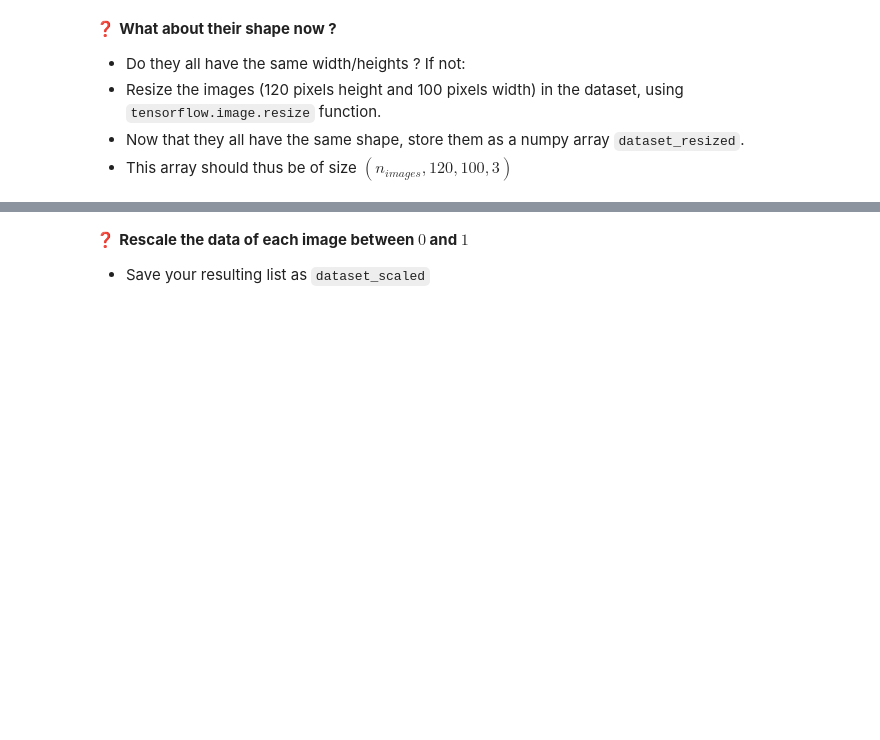
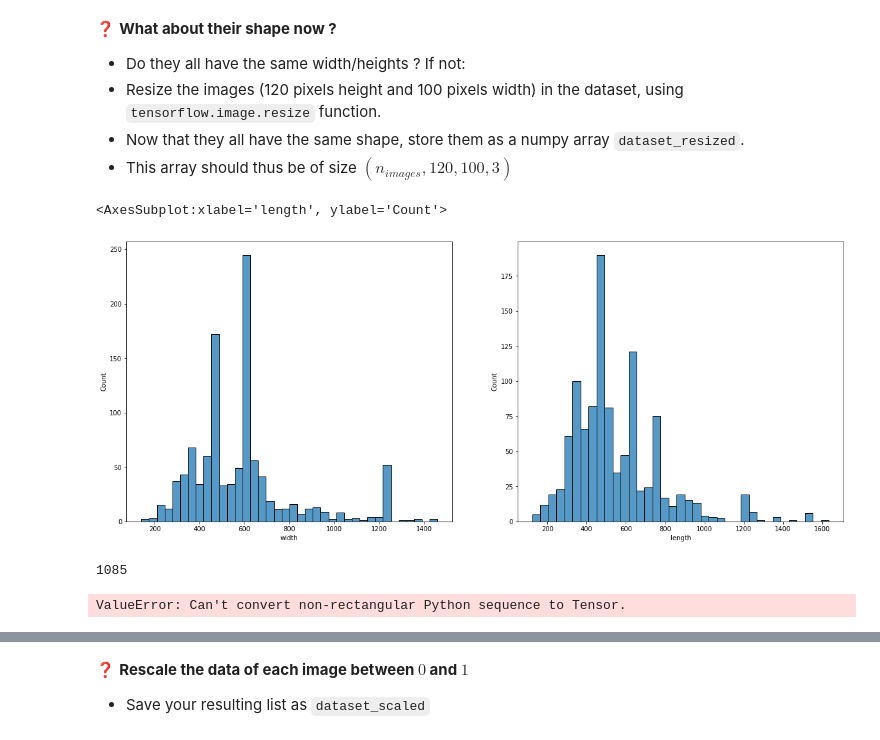
Before and after one commit to ClemenceK/data-certification-exam, a Jupyter notebook: convolutional_neural_networks/image_denoising.ipynb, the cells around one changed output, grey strips where cells are left out. Saved outputs shown, nothing was run; the diff lists cells and outputs as text; code cells hidden in the pictures; blank space fills up the shorter version.

```diff
--- a/convolutional_neural_networks/image_denoising.ipynb
+++ b/convolutional_neural_networks/image_denoising.ipynb
@@ -66,7 +108,7 @@ result.write()
 - It can take a while
 - If the dataset is too big to fit in memory, just take the first half (or quarter) of all pictures
 # %%
-# YOUR CODE HERE
+dataset_images = [np.array(Image.open(dataset_paths[i])) for i in range(len(dataset_paths))]
 # %% [markdown]
 ### 2.1 Reshape, Resize, Rescale
 
@@ -75,3 +117,7 @@ Let's simplify our dataset and convert it to a single numpy array
 ❓ **First, check if that all the images in the dataset have the same number of dimensions**.
 - What do you notice?
 - How do you explain it?
+# %%
+shapes = pd.DataFrame([dataset_images[i].shape for i in range(len(dataset_images))], columns=['width', 'length','colors'])
+
+shapes
@@ -89,4 +160,13 @@ set([x.ndim for x in dataset_images])
 - Now that they all have the same shape, store them as a numpy array `dataset_resized`.
 - This array should thus be of size $(n_{images}, 120, 100, 3)$
 # %%
-# YOUR CODE HERE
+fig, ax = plt.subplots(1, 2, figsize=(20,8))
+sns.histplot(shapes.width, ax = ax[0])
+sns.histplot(shapes.length, ax = ax[1])
+# %% [output]
+<AxesSubplot:xlabel='length', ylabel='Count'>
+[figure, added]
+# %%
+len(dataset_images)
+# %% [output]
+1085
@@ -92,0 +175,8 @@ set([x.ndim for x in dataset_images])
+# %%
+#So, if I try to do it on the full set, I get below error
+# ValueError: Can't convert non-rectangular Python sequence to Tensor.
+
+dataset_resized = resize_with_crop_or_pad(dataset_images[:3], 120,100)
+# Same error whether I use resize or this function
+# %% [output]
+ValueError: Can't convert non-rectangular Python sequence to Tensor.
```
Also changed, not shown: parts of 21 cells of this notebook, 4 other files.
